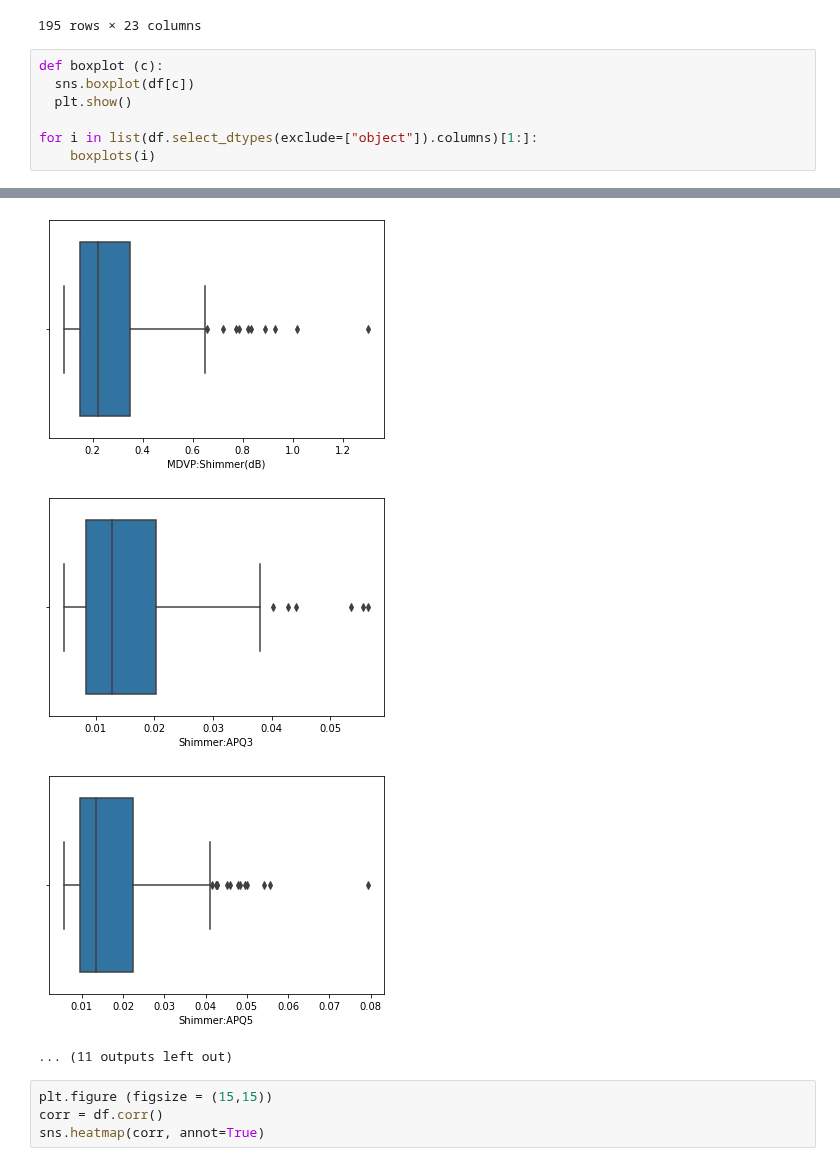
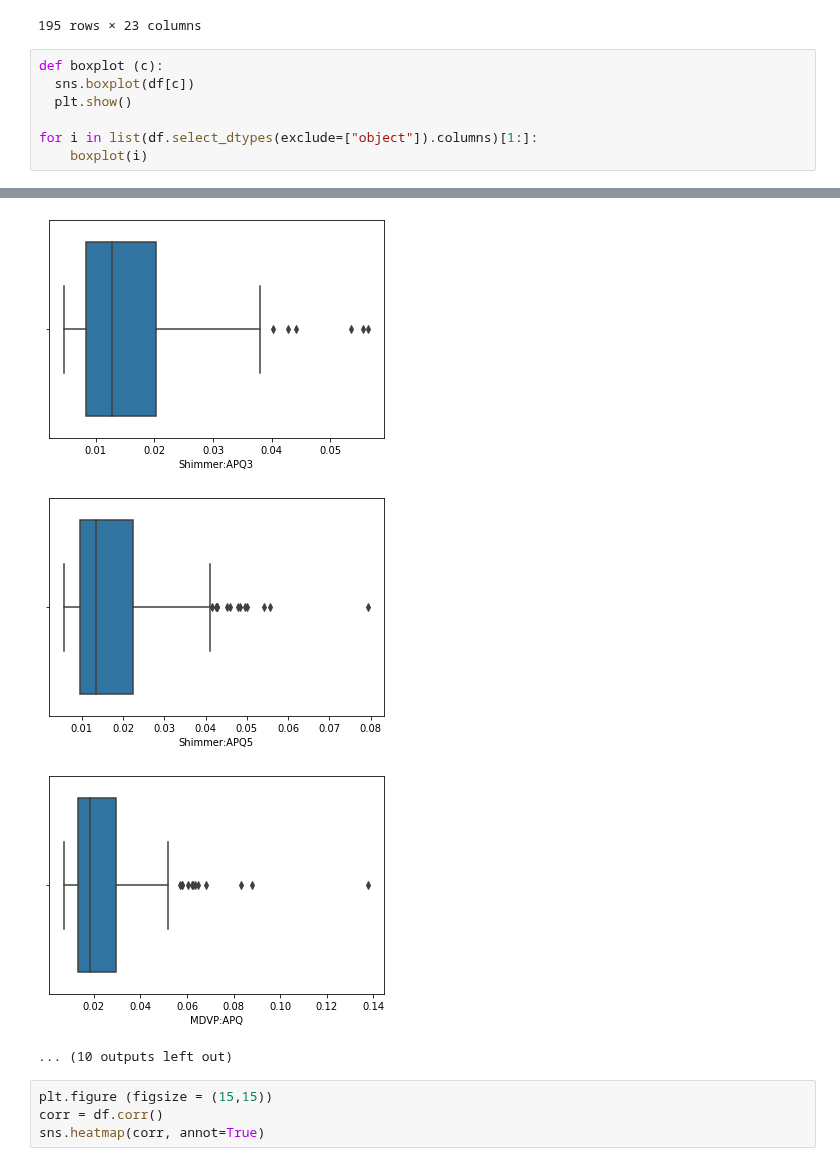
Before and after one commit to TaeMD/ML-projects, a Jupyter notebook: Detecting_Parkinsons.ipynb, the cells around one changed output, grey strips where cells are left out. Cells and saved outputs as stored; diff of their text form.

```diff
--- a/Detecting_Parkinsons.ipynb
+++ b/Detecting_Parkinsons.ipynb
@@ -193,5 +207,5 @@ def boxplot (c):
   plt.show()
 
 for i in list(df.select_dtypes(exclude=["object"]).columns)[1:]:
-    boxplots(i)
+    boxplot(i)
 # %% [output]
@@ -207,7 +221,7 @@ for i in list(df.select_dtypes(exclude=["object"]).columns)[1:]:
-[figure, old version]
+[figure, new version]
-[figure, old version]
+[figure, new version]
-[figure, old version]
+[figure, new version]
-... (11 outputs left out)
+... (10 outputs left out)
 # %%
 plt.figure (figsize = (15,15))
 corr = df.corr()
```
Also changed, not shown: parts of 6 cells of this notebook.
